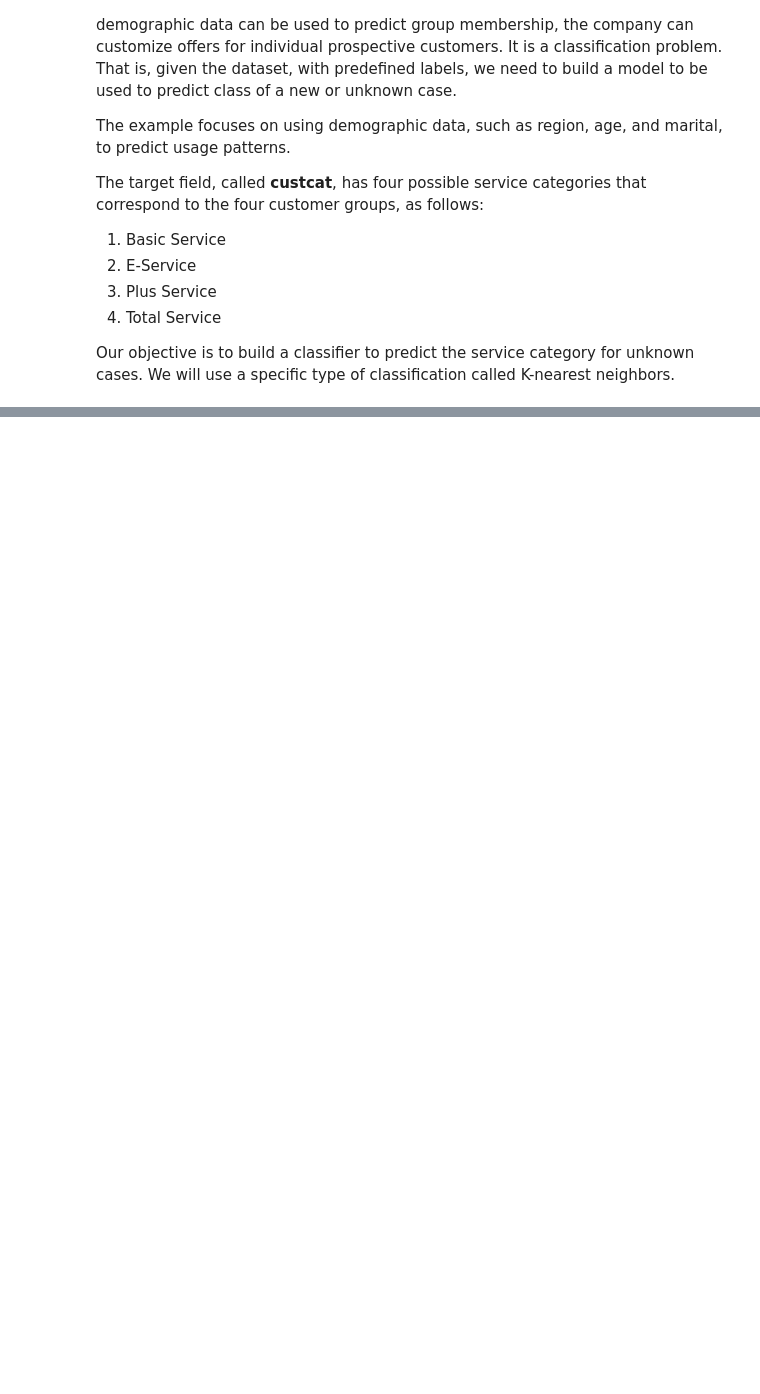
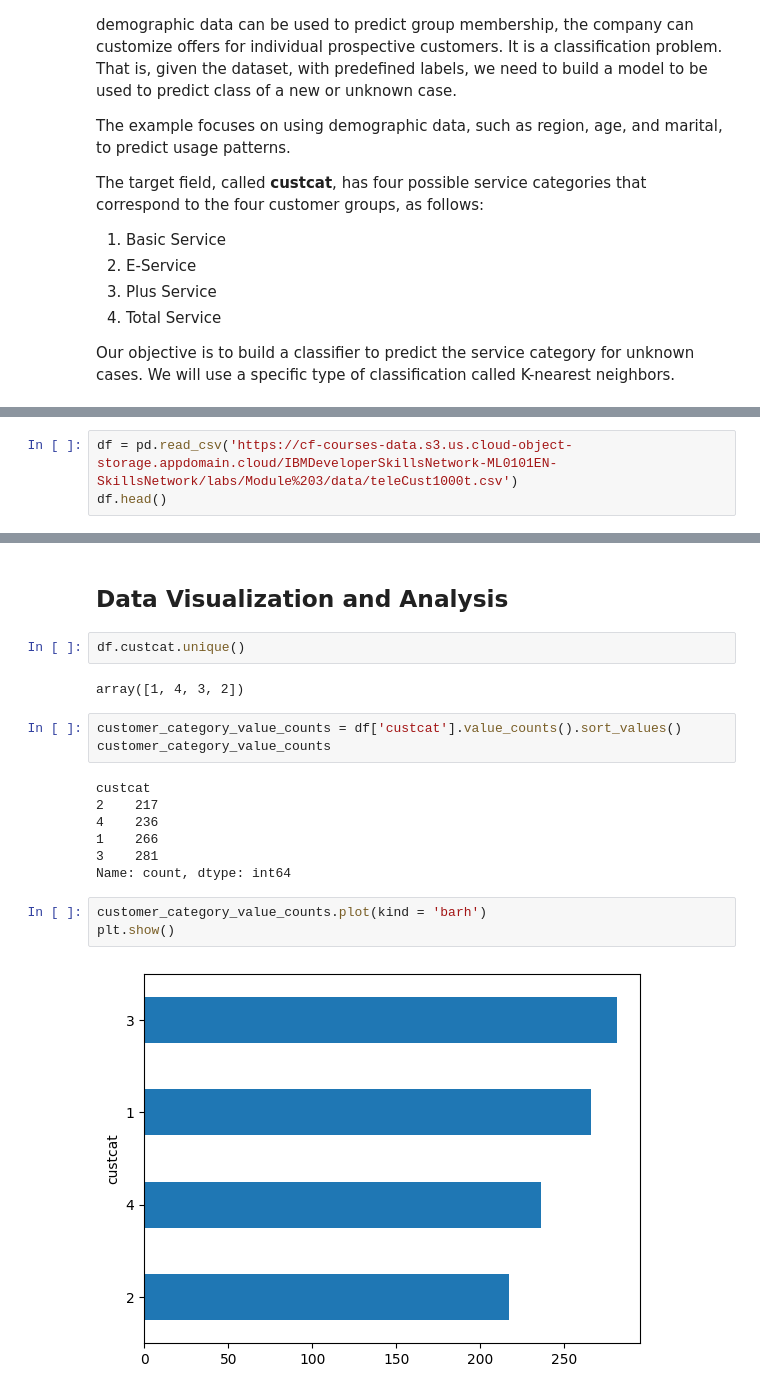
Before and after one commit to Tinonturja/MachineLearning, a Jupyter notebook: KNN_Classifier.ipynb, the cells around one changed output, grey strips where cells are left out. Cells and saved outputs as stored; diff of their text form; blank space fills up the shorter version.

```diff
--- a/KNN_Classifier.ipynb
+++ b/KNN_Classifier.ipynb
@@ -28,0 +31,3 @@ Our objective is to build a classifier to predict the service category for unkno
+# %%
+df = pd.read_csv('https://cf-courses-data.s3.us.cloud-object-storage.appdomain.cloud/IBMDeveloperSkillsNetwork-ML0101EN-SkillsNetwork/labs/Module%203/data/teleCust1000t.csv')
+df.head()
@@ -28,0 +41,21 @@ Our objective is to build a classifier to predict the service category for unkno
+# %% [markdown]
+## Data Visualization and Analysis
+# %%
+df.custcat.unique()
+# %% [output]
+array([1, 4, 3, 2])
+# %%
+customer_category_value_counts = df['custcat'].value_counts().sort_values()
+customer_category_value_counts
+# %% [output]
+custcat
+2    217
+4    236
+1    266
+3    281
+Name: count, dtype: int64
+# %%
+customer_category_value_counts.plot(kind = 'barh')
+plt.show()
+# %% [output]
+[figure, added]
```
Also changed, not shown: parts of 23 cells of this notebook, 2 other files.
